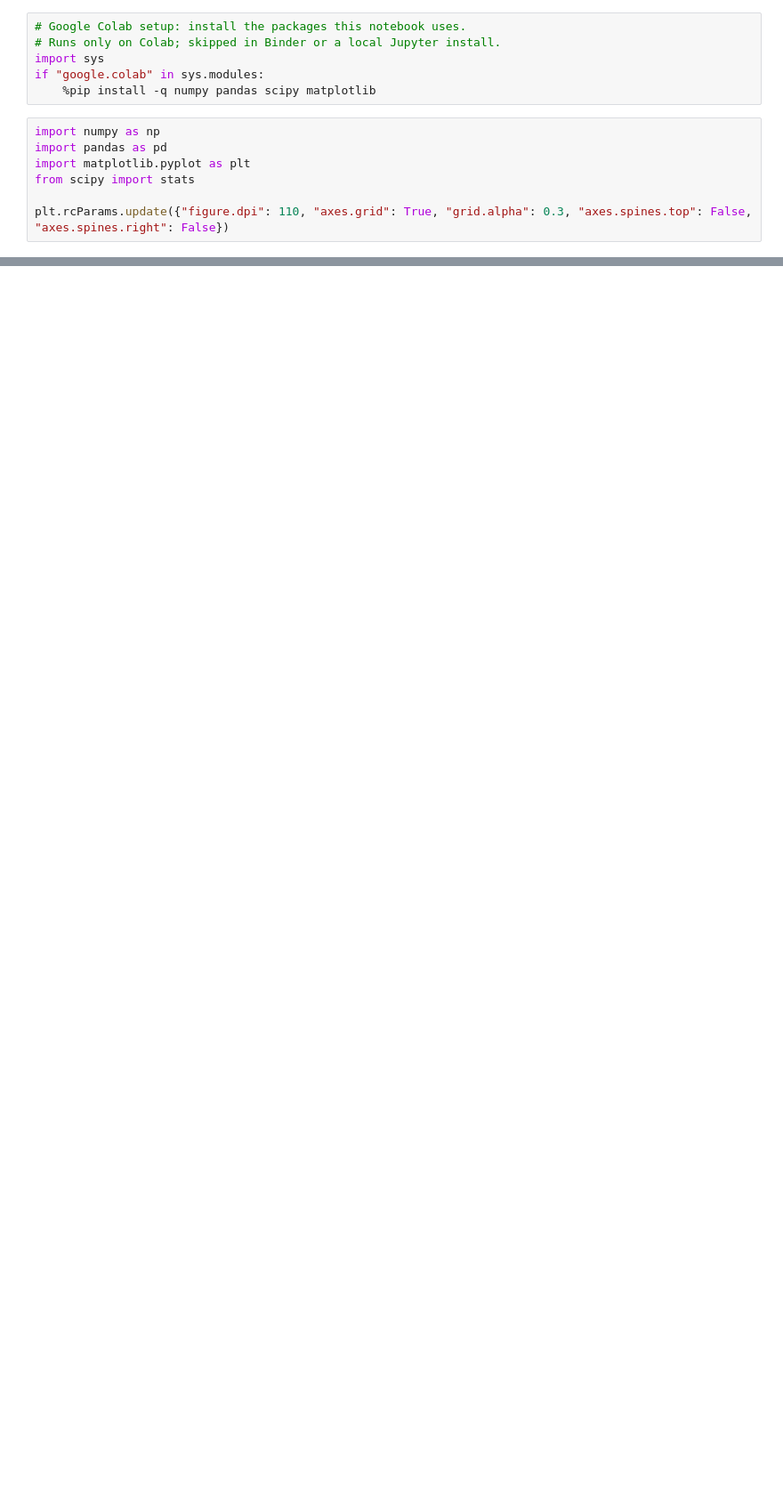
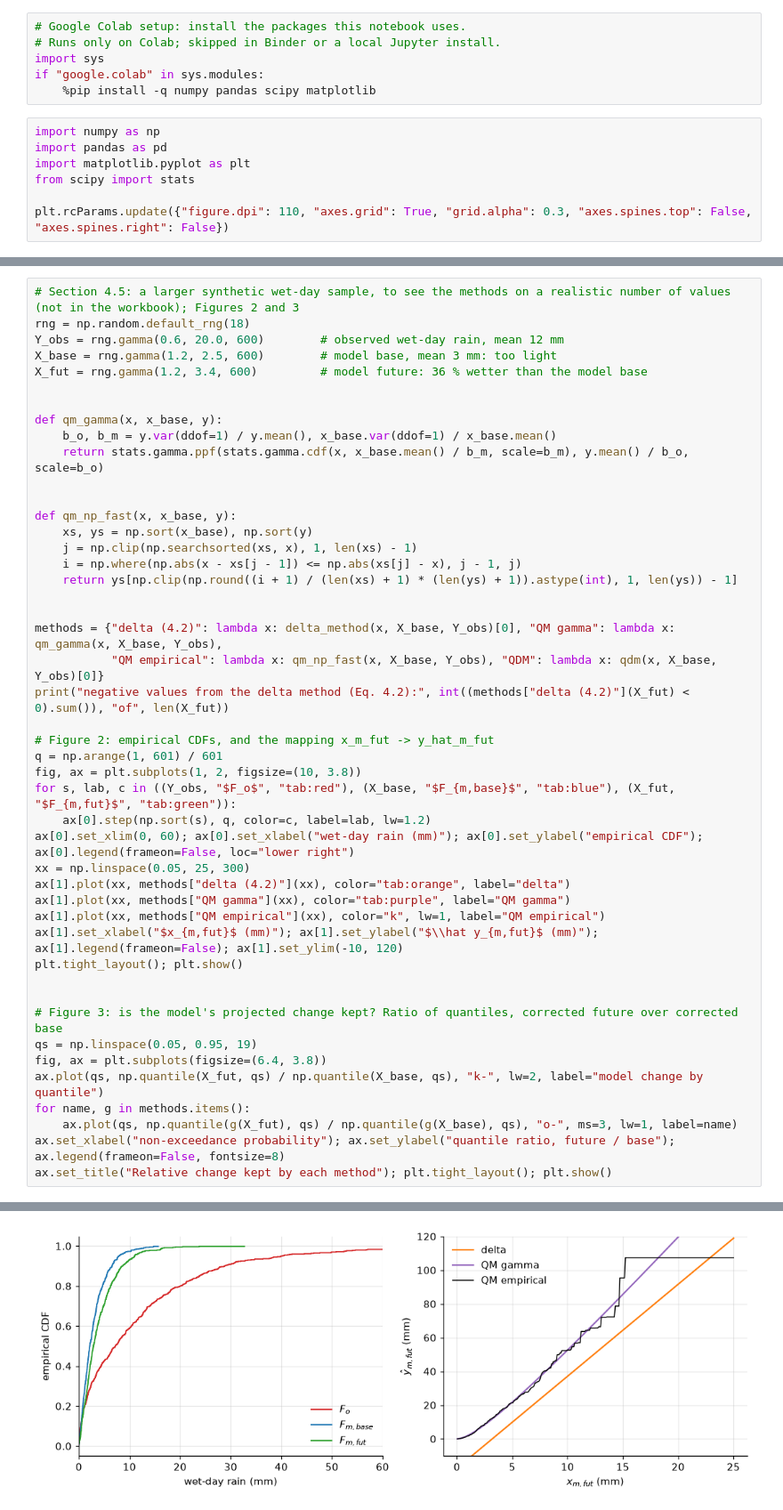
Before and after one commit to drvivekhydro/hydroclimatology, a Jupyter notebook: lecture-18-bias-correction.ipynb, the cells around one changed output, grey strips where cells are left out. Shown at 89% size. Saved outputs shown, nothing was run; the diff lists cells and outputs as text; blank space fills up the shorter version.

```diff
--- a/lecture-18-bias-correction.ipynb
+++ b/lecture-18-bias-correction.ipynb
@@ -913,0 +360,47 @@ Text under CC BY-SA 4.0, code additionally under the MIT License; full attributi
+# %%
+# Section 4.5: a larger synthetic wet-day sample, to see the methods on a realistic number of values (not in the workbook); Figures 2 and 3
+rng = np.random.default_rng(18)
+Y_obs = rng.gamma(0.6, 20.0, 600)        # observed wet-day rain, mean 12 mm
+X_base = rng.gamma(1.2, 2.5, 600)        # model base, mean 3 mm: too light
+X_fut = rng.gamma(1.2, 3.4, 600)         # model future: 36 % wetter than the model base
+
+
+def qm_gamma(x, x_base, y):
+    b_o, b_m = y.var(ddof=1) / y.mean(), x_base.var(ddof=1) / x_base.mean()
+    return stats.gamma.ppf(stats.gamma.cdf(x, x_base.mean() / b_m, scale=b_m), y.mean() / b_o, scale=b_o)
+
+
+def qm_np_fast(x, x_base, y):
+    xs, ys = np.sort(x_base), np.sort(y)
+    j = np.clip(np.searchsorted(xs, x), 1, len(xs) - 1)
+    i = np.where(np.abs(x - xs[j - 1]) <= np.abs(xs[j] - x), j - 1, j)
+    return ys[np.clip(np.round((i + 1) / (len(xs) + 1) * (len(ys) + 1)).astype(int), 1, len(ys)) - 1]
+
+
+methods = {"delta (4.2)": lambda x: delta_method(x, X_base, Y_obs)[0], "QM gamma": lambda x: qm_gamma(x, X_base, Y_obs),
+           "QM empirical": lambda x: qm_np_fast(x, X_base, Y_obs), "QDM": lambda x: qdm(x, X_base, Y_obs)[0]}
+print("negative values from the delta method (Eq. 4.2):", int((methods["delta (4.2)"](X_fut) < 0).sum()), "of", len(X_fut))
+
+# Figure 2: empirical CDFs, and the mapping x_m_fut -> y_hat_m_fut
+q = np.arange(1, 601) / 601
+fig, ax = plt.subplots(1, 2, figsize=(10, 3.8))
+for s, lab, c in ((Y_obs, "$F_o$", "tab:red"), (X_base, "$F_{m,base}$", "tab:blue"), (X_fut, "$F_{m,fut}$", "tab:green")):
+    ax[0].step(np.sort(s), q, color=c, label=lab, lw=1.2)
+ax[0].set_xlim(0, 60); ax[0].set_xlabel("wet-day rain (mm)"); ax[0].set_ylabel("empirical CDF"); ax[0].legend(frameon=False, loc="lower right")
+xx = np.linspace(0.05, 25, 300)
+ax[1].plot(xx, methods["delta (4.2)"](xx), color="tab:orange", label="delta")
+ax[1].plot(xx, methods["QM gamma"](xx), color="tab:purple", label="QM gamma")
+ax[1].plot(xx, methods["QM empirical"](xx), color="k", lw=1, label="QM empirical")
+ax[1].set_xlabel("$x_{m,fut}$ (mm)"); ax[1].set_ylabel("$\\hat y_{m,fut}$ (mm)"); ax[1].legend(frameon=False); ax[1].set_ylim(-10, 120)
+plt.tight_layout(); plt.show()
+
+
+# Figure 3: is the model's projected change kept? Ratio of quantiles, corrected future over corrected base
+qs = np.linspace(0.05, 0.95, 19)
+fig, ax = plt.subplots(figsize=(6.4, 3.8))
+ax.plot(qs, np.quantile(X_fut, qs) / np.quantile(X_base, qs), "k-", lw=2, label="model change by quantile")
+for name, g in methods.items():
+    ax.plot(qs, np.quantile(g(X_fut), qs) / np.quantile(g(X_base), qs), "o-", ms=3, lw=1, label=name)
+ax.set_xlabel("non-exceedance probability"); ax.set_ylabel("quantile ratio, future / base"); ax.legend(frameon=False, fontsize=8)
+ax.set_title("Relative change kept by each method"); plt.tight_layout(); plt.show()
+# %% [output]
@@ -913,0 +408 @@ Text under CC BY-SA 4.0, code additionally under the MIT License; full attributi
+[figure, added]
```
Also changed, not shown: parts of 52 cells of this notebook, 56 other files.
